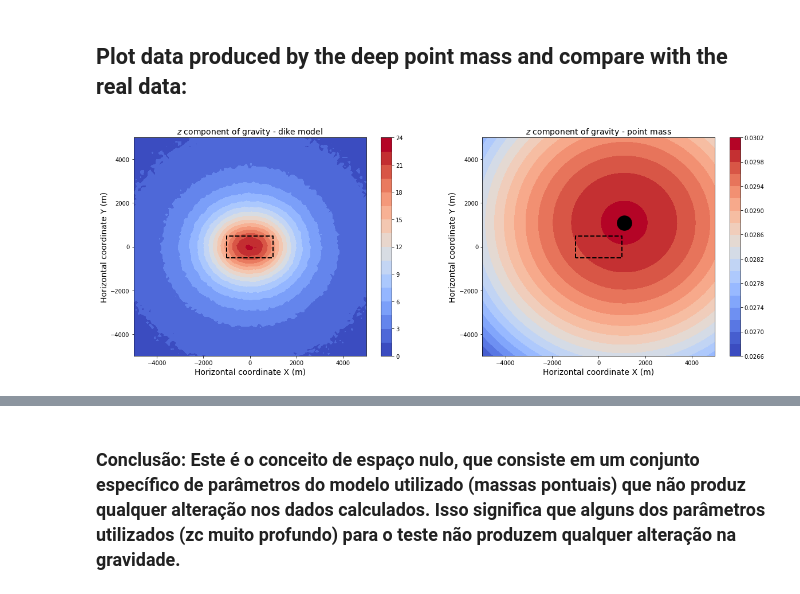
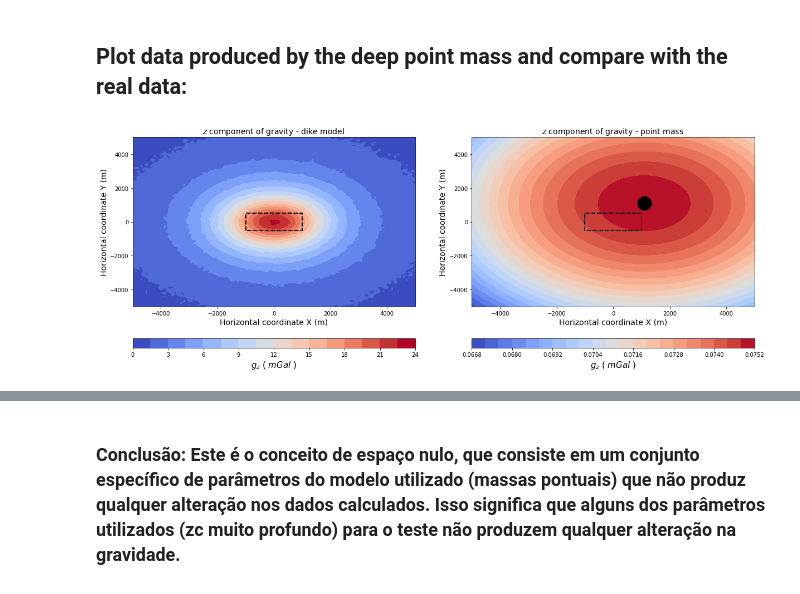
Before and after one commit to rodrigobijani/Congresso_Brasileiro_Geologia2018, a Jupyter notebook: scripts/synthetic.ipynb, the cells around one changed output, grey strips where cells are left out. Saved outputs shown, nothing was run; the diff lists cells and outputs as text; code cells hidden in the pictures.

```diff
--- a/scripts/synthetic.ipynb
+++ b/scripts/synthetic.ipynb
@@ -74,0 +101,12 @@ gz_real = np.array( np.split(gz,nx) )
+# %%
+# put the read data into more mnemonic variables and convert to lists to perform calculations:
+coordx = data.iloc[:,0] # x coordinate (m)
+coordy = data.iloc[:,1] # y coordinate (m)
+elev   = data.iloc[:,2] # elevation (m) - in this case, is one elevation for the whole data-set! pay attention!
+gz     = data.iloc[:,3] # vertical attraction (mGal)
+
+real_coords = (coordx, coordy) # real observation positions
+grid_coords = (X,Y) # interpolated observation positions
+
+# function of scipy for interpolation:
+gzi = griddata(real_coords, gz, grid_coords , method='cubic') # from now on, this will be our "real data"
@@ -97,51 +158,59 @@ plt.show()
 xc = 1100.0
 yc = 1100.0
 zc = 30000.0
-raio = 1000.0
-rho = 2600.0
-source = ( xc, yc, zc, raio, rho )
+rho = 2500.0
+source = ( xc, yc, zc, rho )
 # predicted vertical attraction gz:
-gz_pred = sphere_gz(xobs,yobs,zobs,source)
+gz_pred = sphere_gz(X,Y,elev[0],source)
 print  gz_pred.shape
 # %% [output]
 (100L, 100L)
 # %% [markdown]
 ## Plot data produced by the deep point mass and compare with the real data:
 # %%
-# Ploting all results obtained so far:
+# -------------------- Ploting all results obtained so far --------------------:
 plt.close('all')
 plt.figure(figsize=(20,7))
+fs = 14
 
-fs = 14
-#############################################################################
+#-------------------- Plot the data produced by the dike model: --------------------
 plt.subplot(1, 2, 1)
 plt.title('$z$ component of gravity - dike model ', fontsize = fs)
-p1 = plt.contourf(xobs, yobs, gz_real, 20, cmap = plt.cm.coolwarm, vmin = np.min(gz_real), vmax = np.max(gz_real))
-cbar1 = fig.colorbar(p1, aspect=10, fraction = 0.001, orientation="vertical")
-cbar1.set_label('$g_z $ ( $ mGal$ )',fontsize=15, rotation = 90)
-plt.colorbar()
-# -------- plot the dike outcrop into the contor map ---------------------:
-rectangle(area, style='--k', linewidth=2, fill= None, alpha=1., label=None)
+p1 = plt.contourf(X, Y, gzi, 20, cmap = plt.cm.coolwarm, vmin = np.min(gzi), vmax = np.max(gzi))
+cbar1 = plt.colorbar(p1, aspect=30, fraction = 0.05, orientation="horizontal")
+cbar1.set_label('$g_z $ ( $ mGal$ )',fontsize=15, rotation = 0)
+
+# -------- plot the dike contour jointly with the color map ---------------------:
+rectangle(contour_dike, style='--k', linewidth=2, fill= None, alpha=1., label=None)
 plt.ylabel('Horizontal coordinate Y (m)', fontsize = fs)
 plt.xlabel('Horizontal coordinate X (m)', fontsize = fs)
-#############################################################################
+
+#-------------------- Plot the data produced by the deep point mass : --------------------
 plt.subplot(1, 2, 2)
 plt.title('$z$ component of gravity - point mass ', fontsize = fs)
-#p2 = plt.contourf(xobs, yobs, gz_pred, 20, cmap = plt.cm.coolwarm, vmin = np.min(gz_real), vmax = np.max(gz_real))
-p2 = plt.contourf(xobs, yobs, gz_pred, 20, cmap = plt.cm.coolwarm, vmin = np.min(gz_pred), vmax = np.max(gz_pred))
-cbar2 = fig.colorbar(p2, aspect=10, fraction = 0.001, orientation="vertical")
-cbar2.set_label('$g_z $ ( $ mGal$ )',fontsize=15, rotation = 90)
-plt.colorbar(p2)
-# -------- plot the dike outcrop into the contor map ---------------------:
-rectangle(area, style='--k', linewidth=2, fill= None, alpha=1., label=None)
+
+# fixed levels based on the "real" data:
+#p2 = plt.contourf(X, Y, gz_pred, 20, cmap = plt.cm.coolwarm, vmin = np.min(gzi), vmax = np.max(gzi))
+
+# for the color map as a function of the data produced by the deep point mass:
+p2 = plt.contourf(X, Y, gz_pred, 20, cmap = plt.cm.coolwarm, vmin = np.min(gz_pred), vmax = np.max(gz_pred))
+
+#-------------------- Color bar specifications: --------------------
+cbar2 = plt.colorbar(p2, aspect=30, fraction = 0.05, orientation="horizontal")
+cbar2.set_label('$g_z $ ( $ mGal$ )',fontsize=15, rotation = 0)
+#plt.clabel(p2, inline=1, fontsize=10) #(only work for contour command!!!!!!)
+
+# -------- plot the dike contour into the contor map ---------------------:
+rectangle(contour_dike, style='--k', linewidth=2, fill= None, alpha=1., label=None)
 
 # -------- plot the point mass into the contor map ---------------------:
 plt.scatter(xc, yc, s=rho, c='k', marker='.')
+
 plt.ylabel('Horizontal coordinate Y (m)', fontsize = fs)
 plt.xlabel('Horizontal coordinate X (m)', fontsize = fs)
 
 #plt.savefig('figures/prism-gravity')
 
 plt.show()
 # %% [output]
-[figure, old version]
+[figure, new version]
```
Also changed, not shown: parts of 33 cells of this notebook, 1 other file.
